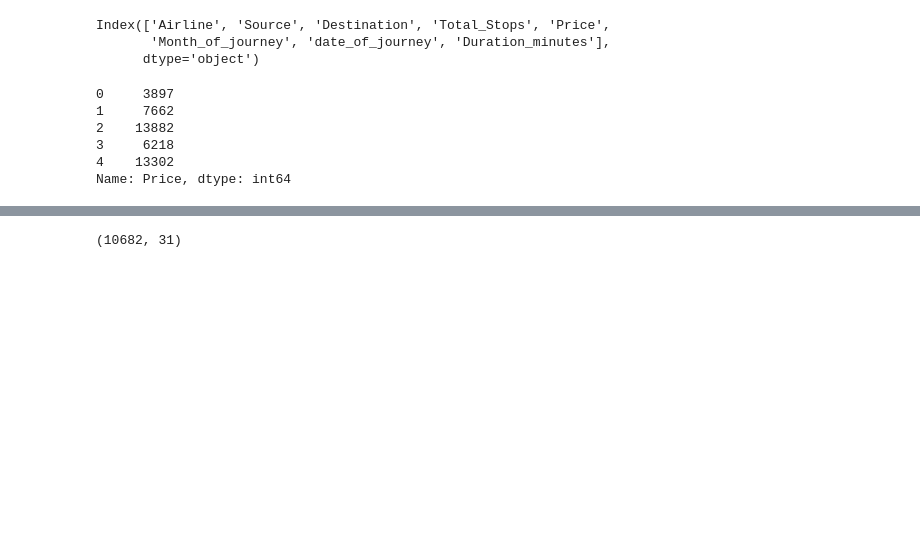
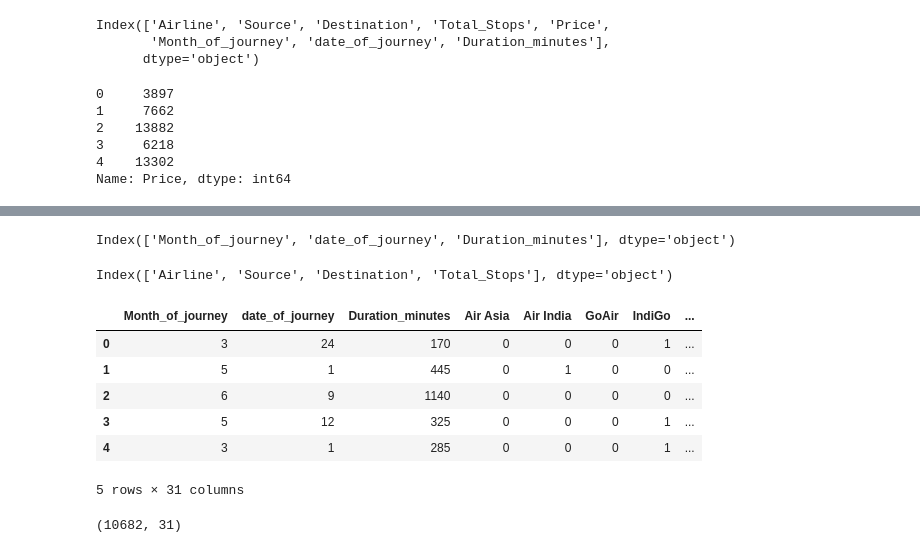
Before and after one commit to prakash-d07/Flight_Fare_estimator_Project, a Jupyter notebook: research/test.ipynb, the cells around one changed output, grey strips where cells are left out. Drawn from its saved outputs; the diff is of its cells as text; code cells hidden in the pictures; blank space fills up the shorter version.

```diff
--- a/research/test.ipynb
+++ b/research/test.ipynb
@@ -385,8 +411,6 @@ df.drop(['Route','Additional_Info','Arrival_Time_hour', 'Dep_Time_hour', 'Arriva
 categorical_variables
 # %% [output]
 ['Airline', 'Source', 'Destination', 'Route', 'Total_Stops', 'Additional_Info']
-# %%
-df.drop(['Route','Additional_Info','Arrival_Time_hour','Dep_Time_hour','Arrival_Time_min','Dep_Time_min'],inplace=True,axis=1)
 # %%
 df.columns
 # %% [output]
@@ -425,2 +442,8 @@ preprocessor = ColumnTransformer(
-# %%
-x = preprocessor.fit_transform(x)
+# %%
+num_features
+# %% [output]
+Index(['Month_of_journey', 'date_of_journey', 'Duration_minutes'], dtype='object')
+# %%
+cat_features
+# %% [output]
+Index(['Airline', 'Source', 'Destination', 'Total_Stops'], dtype='object')
@@ -427 +457,12 @@ x = preprocessor.fit_transform(x)
+# %%
+data_OHE = data_OHE.astype(int)
+data_OHE.head()
+# %% [output]
+|  | Month_of_journey | date_of_journey | Duration_minutes | Air Asia | Air India | GoAir | IndiGo | ... |
+| 0 | 3 | 24 | 170 | 0 | 0 | 0 | 1 | ... |
+| 1 | 5 | 1 | 445 | 0 | 1 | 0 | 0 | ... |
+| 2 | 6 | 9 | 1140 | 0 | 0 | 0 | 0 | ... |
+| 3 | 5 | 12 | 325 | 0 | 0 | 0 | 1 | ... |
+| 4 | 3 | 1 | 285 | 0 | 0 | 0 | 1 | ... |
+5 rows × 31 columns
 # %%
```
Also changed, not shown: parts of 33 cells of this notebook, 19 other files.
